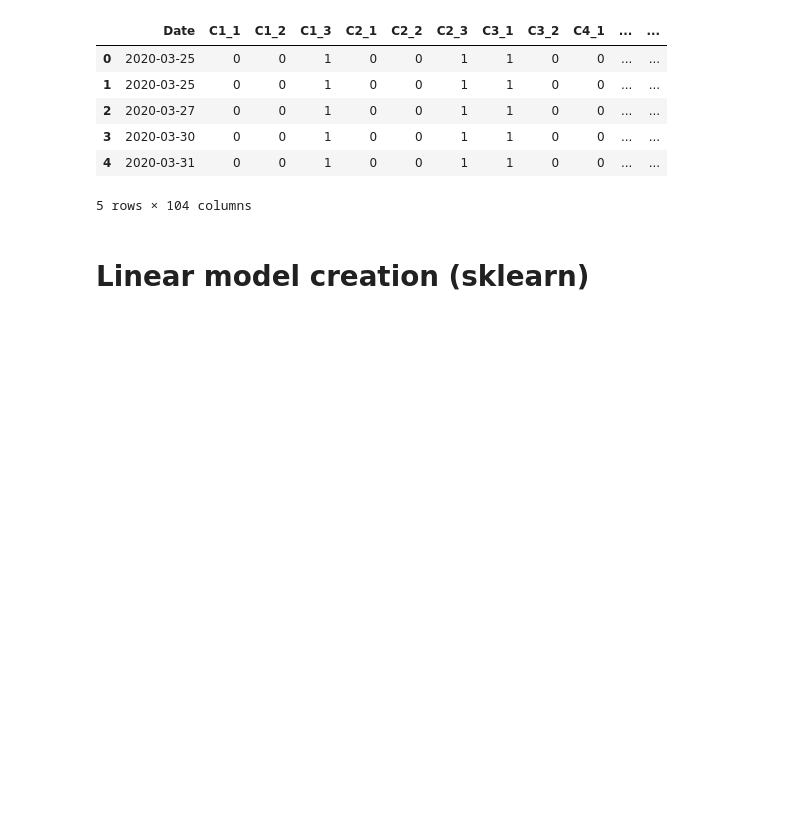
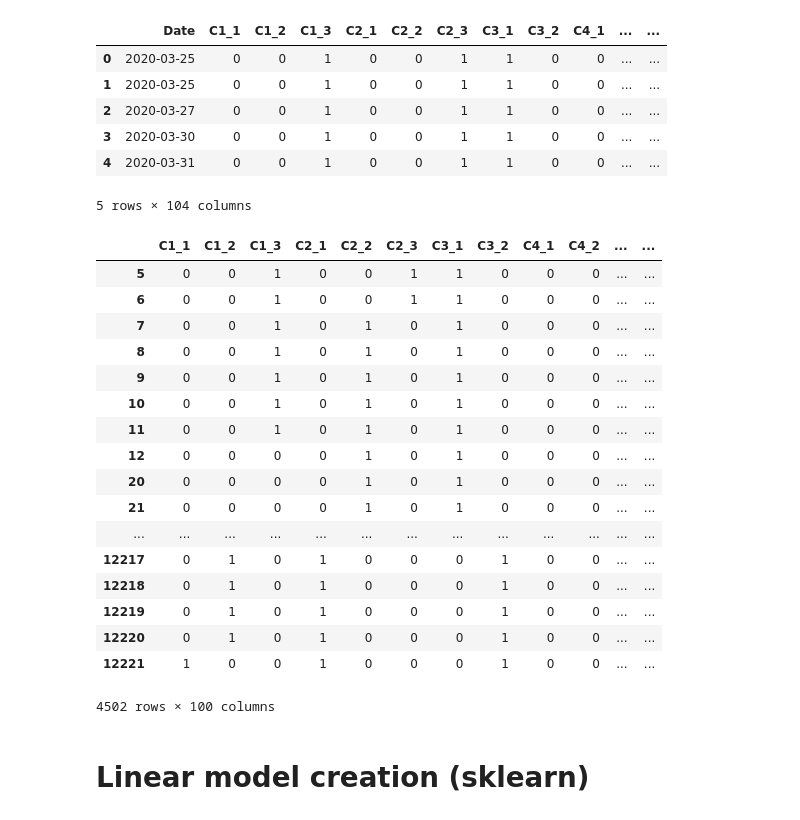
Before and after one commit to TristanBOOK/coronanet, a Jupyter notebook: Notebooks/paul_db_enriched.ipynb, the cells around one changed output. Cells and saved outputs as stored; diff of their text form; code cells hidden in the pictures; blank space fills up the shorter version.

```diff
--- a/Notebooks/paul_db_enriched.ipynb
+++ b/Notebooks/paul_db_enriched.ipynb
@@ -420,6 +424,27 @@ X=d.drop(['Date','Count','Delta14','ID'],axis=1)
 y=d['Delta14']
 # %%
 #d.to_csv('/Users/paulcharpentier/Desktop/Coronanet_files/features.csv')
+# %%
+X
+# %% [output]
+|  | C1_1 | C1_2 | C1_3 | C2_1 | C2_2 | C2_3 | C3_1 | C3_2 | C4_1 | C4_2 | ... | ... |
+| 5 | 0 | 0 | 1 | 0 | 0 | 1 | 1 | 0 | 0 | 0 | ... | ... |
+| 6 | 0 | 0 | 1 | 0 | 0 | 1 | 1 | 0 | 0 | 0 | ... | ... |
+| 7 | 0 | 0 | 1 | 0 | 1 | 0 | 1 | 0 | 0 | 0 | ... | ... |
+| 8 | 0 | 0 | 1 | 0 | 1 | 0 | 1 | 0 | 0 | 0 | ... | ... |
+| 9 | 0 | 0 | 1 | 0 | 1 | 0 | 1 | 0 | 0 | 0 | ... | ... |
+| 10 | 0 | 0 | 1 | 0 | 1 | 0 | 1 | 0 | 0 | 0 | ... | ... |
+| 11 | 0 | 0 | 1 | 0 | 1 | 0 | 1 | 0 | 0 | 0 | ... | ... |
+| 12 | 0 | 0 | 0 | 0 | 1 | 0 | 1 | 0 | 0 | 0 | ... | ... |
+| 20 | 0 | 0 | 0 | 0 | 1 | 0 | 1 | 0 | 0 | 0 | ... | ... |
+| 21 | 0 | 0 | 0 | 0 | 1 | 0 | 1 | 0 | 0 | 0 | ... | ... |
+| ... | ... | ... | ... | ... | ... | ... | ... | ... | ... | ... | ... | ... |
+| 12217 | 0 | 1 | 0 | 1 | 0 | 0 | 0 | 1 | 0 | 0 | ... | ... |
+| 12218 | 0 | 1 | 0 | 1 | 0 | 0 | 0 | 1 | 0 | 0 | ... | ... |
+| 12219 | 0 | 1 | 0 | 1 | 0 | 0 | 0 | 1 | 0 | 0 | ... | ... |
+| 12220 | 0 | 1 | 0 | 1 | 0 | 0 | 0 | 1 | 0 | 0 | ... | ... |
+| 12221 | 1 | 0 | 0 | 1 | 0 | 0 | 0 | 1 | 0 | 0 | ... | ... |
+4502 rows × 100 columns
 # %% [markdown]
 # Linear model creation (sklearn)
 # %%
```
Also changed, not shown: parts of 6 cells of this notebook.
